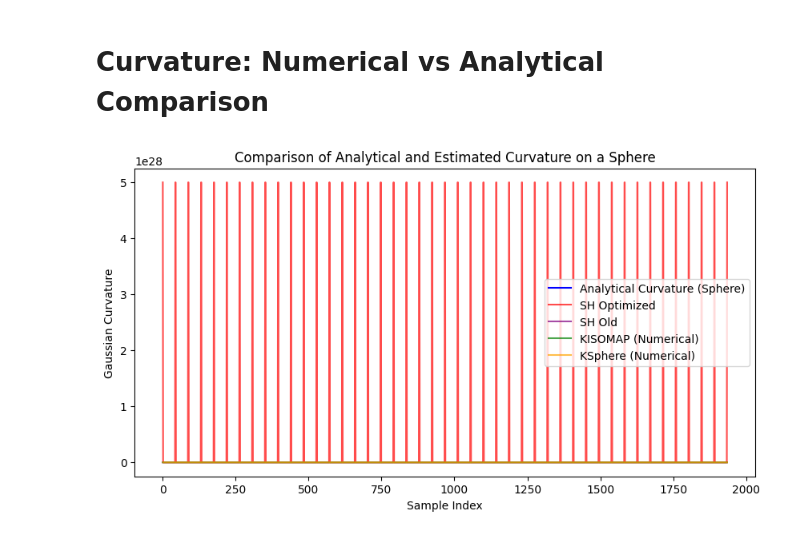
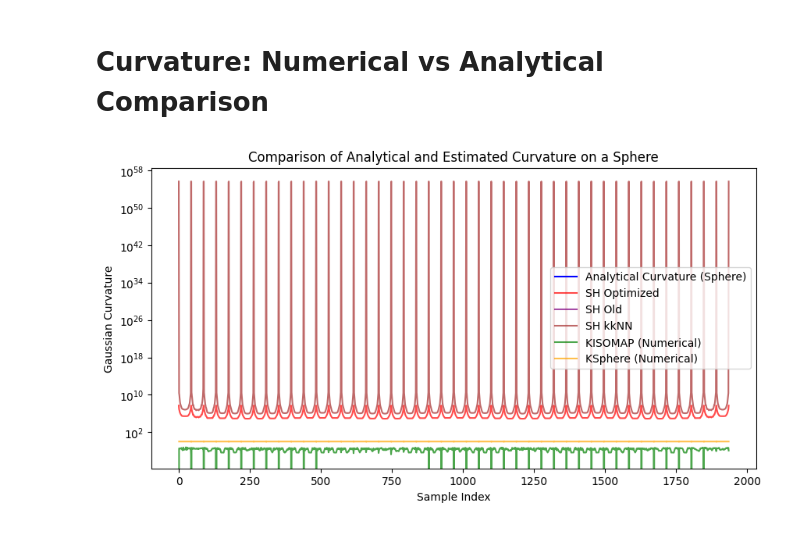
Before and after one commit to gustavochavari/shape-operator-based-umap, a Jupyter notebook: curvature_comparison.ipynb, the cells around one changed output. Cells and saved outputs as stored; diff of their text form; code cells hidden in the pictures.

Commit message:
update curvature comparisson plot

```diff
--- a/curvature_comparison.ipynb
+++ b/curvature_comparison.ipynb
@@ -237,7 +237,7 @@ def Curvature_Estimation_Opt(dados, k, d=None):
         Q = gs(Wpca_aug)
         H = Q[:, (m+1):]
         II = np.dot(H, H.T)
-        I = np.eye(m) if len(indices) < 2 else np.cov(amostras.T) + 1e-10*np.eye(m)
+        I = np.eye(m) if len(indices) < 2 else np.cov(amostras.T) + 1e-3*np.eye(m)
         # Nesta versão, a primeira forma fundamental é invertida
         I = np.linalg.inv(I)
         try:
@@ -417,32 +417,33 @@ X[:, 2] = r * np.cos(phi)
 
 # Analytical Gaussian curvature for a sphere: K = 1/r^2 everywhere
 K_true = 1 / (r ** 2)
 
 # Estimate curvature numerically using Curvature_Estimation
 K_old = Curvature_Estimation_Old(X, k=20,d=2)
 
 K_opt = Curvature_Estimation_Opt(X, k=20,d=2)
 
 K_lev = Curvature_Estimation_Lev(X, k=20,d=2)
 
 K_iso = KGraph(X, k=20, d=2, option='sum', constrained=True)
 
 K_iso_sum = [np.mean(K_iso[i,:]) for i in range(0,X.shape[0])]
 
 K_sph = SphereCurvature(X, k=20)
 
 # Plot comparison
 plt.figure(figsize=(10, 5))
 plt.plot(K_true, label='Analytical Curvature (Sphere)', color='blue')
 plt.plot(K_opt, label='SH Optimized', color='red', alpha=0.7)
 plt.plot(K_old, label='SH Old', color='purple', alpha=0.7)
-#plt.plot(K_lev, label='SH kkNN', color='brown', alpha=0.7)
+plt.plot(K_lev, label='SH kkNN', color='brown', alpha=0.7)
 plt.plot(K_iso_sum, label='KISOMAP (Numerical)', color='green', alpha=0.7)
 plt.plot(K_sph, label='KSphere (Numerical)', color='orange', alpha=0.7)
 plt.xlabel('Sample Index')
 plt.ylabel('Gaussian Curvature')
 plt.title('Comparison of Analytical and Estimated Curvature on a Sphere')
 plt.legend()
+plt.yscale('log')  # <--- Linha adicionada para escala log
 plt.show()
 # %% [output]
-[figure, old version]
+[figure, new version]
```
Also changed, not shown: parts of 32 cells of this notebook.
